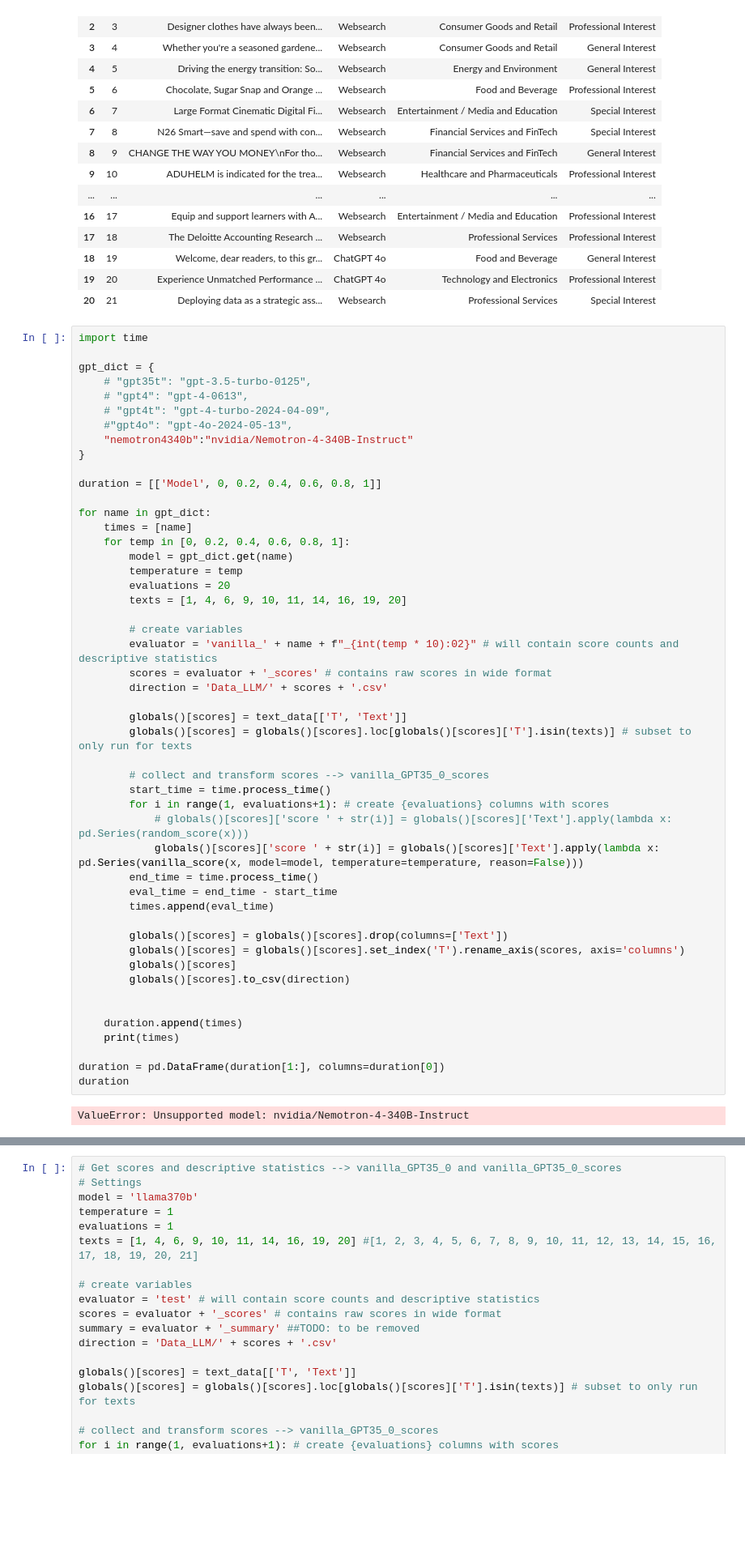
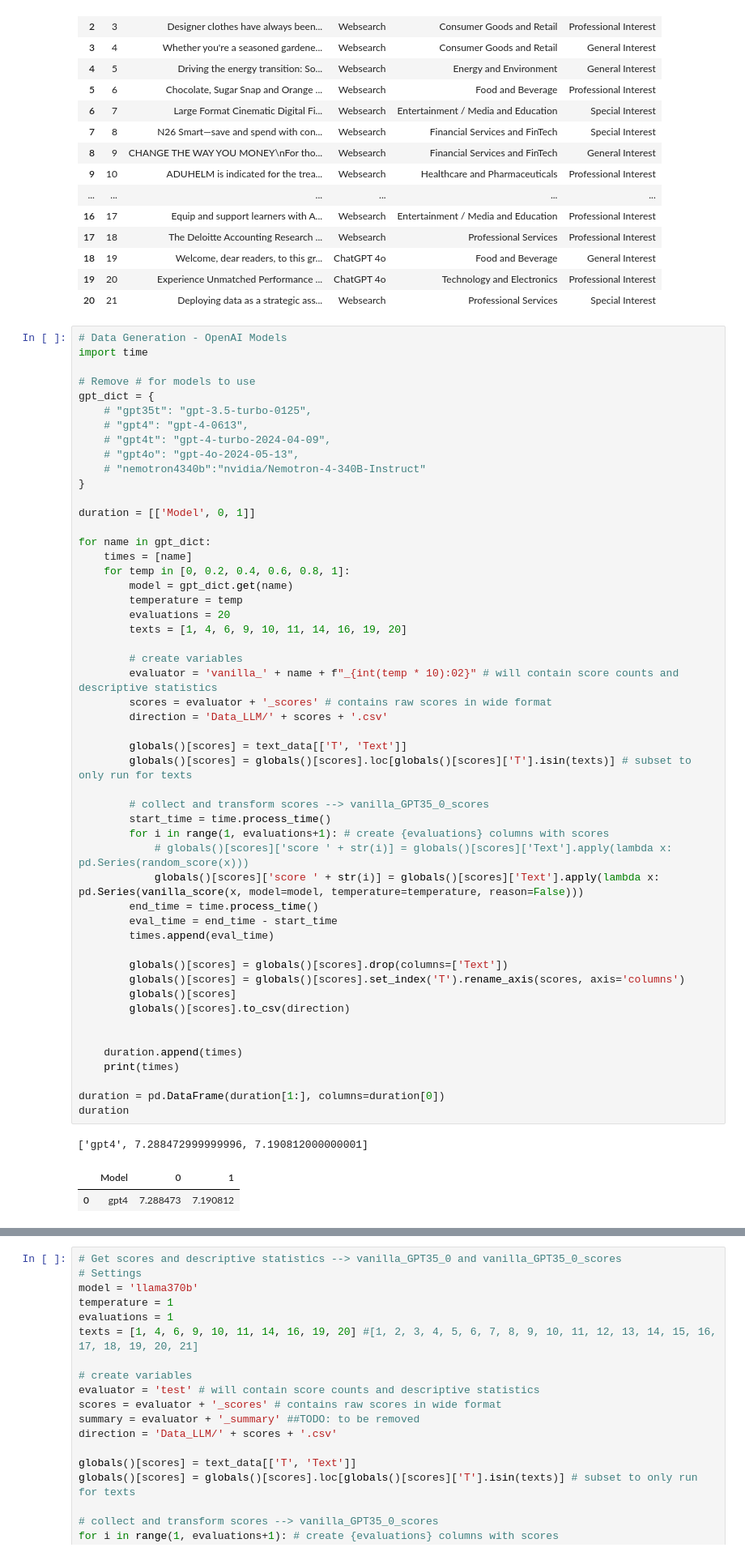
Before and after one commit to fabi260/FluffFinder, a Jupyter notebook: llm_data_collection.ipynb, the cells around one changed output, grey strips where cells are left out. Shown: that part at 81% size. Drawn from its saved outputs; the diff is of its cells as text; blank space fills up the shorter version.

Commit message:
Data Collection updates

```diff
--- a/llm_data_collection.ipynb
+++ b/llm_data_collection.ipynb
@@ -35,17 +35,19 @@ text_data
 | 19 | 20 | Experience Unmatched Performance ... | ChatGPT 4o | Technology and Electronics | Professional Interest |
 | 20 | 21 | Deploying data as a strategic ass... | Websearch | Professional Services | Special Interest |
 # %%
+# Data Generation - OpenAI Models
 import time
 
+# Remove # for models to use
 gpt_dict = {
     # "gpt35t": "gpt-3.5-turbo-0125",
     # "gpt4": "gpt-4-0613",
     # "gpt4t": "gpt-4-turbo-2024-04-09",
-    #"gpt4o": "gpt-4o-2024-05-13",
-    "nemotron4340b":"nvidia/Nemotron-4-340B-Instruct"
+    # "gpt4o": "gpt-4o-2024-05-13",
+    # "nemotron4340b":"nvidia/Nemotron-4-340B-Instruct"
 }
 
-duration = [['Model', 0, 0.2, 0.4, 0.6, 0.8, 1]]
+duration = [['Model', 0, 1]]
 
 for name in gpt_dict:
     times = [name]
@@ -57,32 +59,34 @@ for name in gpt_dict:
 
         # create variables
         evaluator = 'vanilla_' + name + f"_{int(temp * 10):02}" # will contain score counts and descriptive statistics
         scores = evaluator + '_scores' # contains raw scores in wide format
         direction = 'Data_LLM/' + scores + '.csv'
 
         globals()[scores] = text_data[['T', 'Text']]
         globals()[scores] = globals()[scores].loc[globals()[scores]['T'].isin(texts)] # subset to only run for texts
 
         # collect and transform scores --> vanilla_GPT35_0_scores
         start_time = time.process_time()
         for i in range(1, evaluations+1): # create {evaluations} columns with scores
             # globals()[scores]['score ' + str(i)] = globals()[scores]['Text'].apply(lambda x: pd.Series(random_score(x)))
             globals()[scores]['score ' + str(i)] = globals()[scores]['Text'].apply(lambda x: pd.Series(vanilla_score(x, model=model, temperature=temperature, reason=False)))
         end_time = time.process_time()
         eval_time = end_time - start_time
         times.append(eval_time)
 
         globals()[scores] = globals()[scores].drop(columns=['Text'])
         globals()[scores] = globals()[scores].set_index('T').rename_axis(scores, axis='columns')
         globals()[scores]
         globals()[scores].to_csv(direction)
 
 
     duration.append(times)
     print(times)
 
 duration = pd.DataFrame(duration[1:], columns=duration[0])
 duration
 # %% [output]
-ValueError: Unsupported model: nvidia/Nemotron-4-340B-Instruct
+['gpt4', 7.288472999999996, 7.190812000000001]
+|  | Model | 0 | 1 |
+| 0 | gpt4 | 7.288473 | 7.190812 |
 # %%
```
Also changed, not shown: parts of 1 cell of this notebook.
